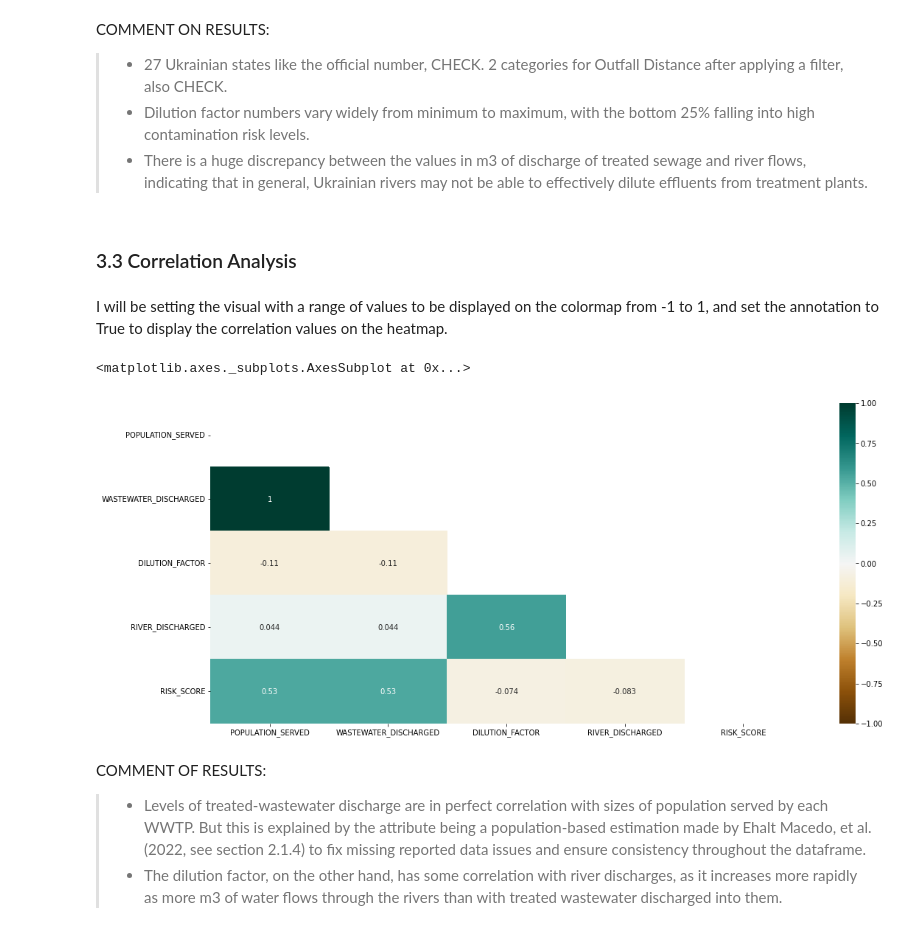
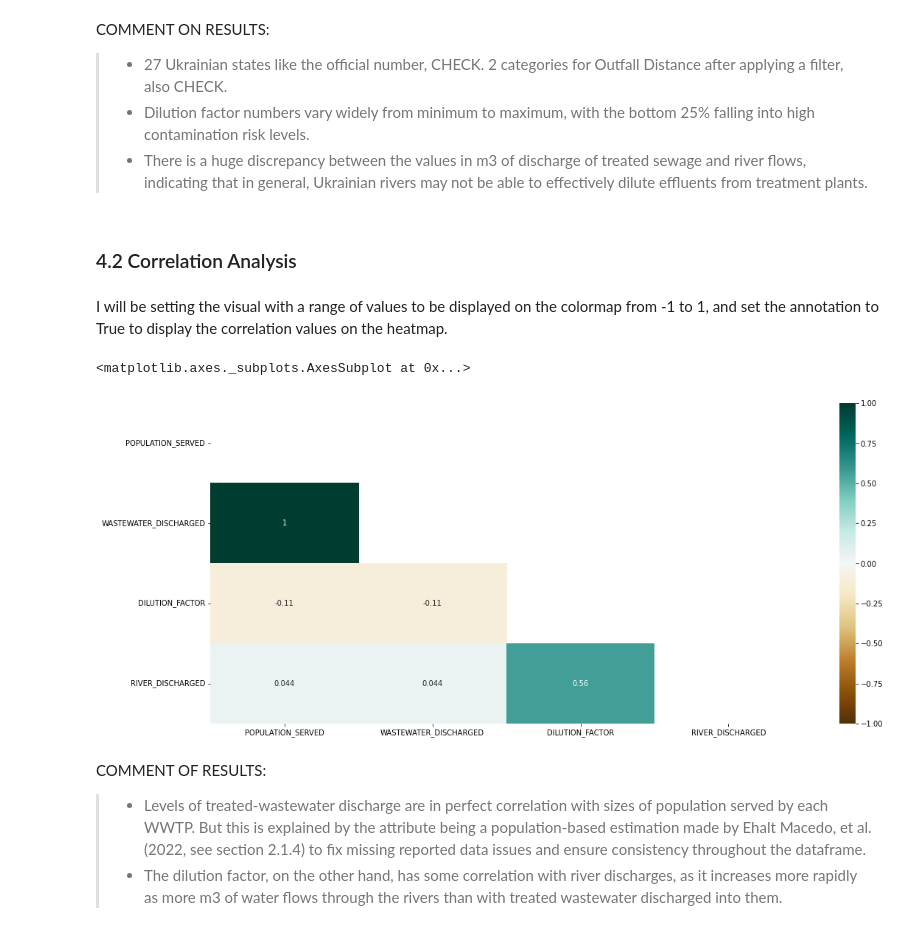
Before and after one commit to juanrassis/python_projects, a Jupyter notebook: GeospatialAnalysis_WaterManagement_Ukraine.ipynb, the cells around one changed output. Drawn from its saved outputs; the diff is of its cells as text; code cells hidden in the pictures.

```diff
--- a/GeospatialAnalysis_WaterManagement_Ukraine.ipynb
+++ b/GeospatialAnalysis_WaterManagement_Ukraine.ipynb
@@ -416,21 +424,21 @@ COMMENT ON RESULTS:
 >*   Dilution factor numbers vary widely from minimum to maximum, with the bottom 25% falling into high contamination risk levels.
 >*   There is a huge discrepancy between the values in m3 of discharge of treated sewage and river flows, indicating that in general, Ukrainian rivers may not be able to effectively dilute effluents from treatment plants.
 # %% [markdown]
-### 3.3 Correlation Analysis
+### 4.2 Correlation Analysis
 # %% [markdown]
 I will be setting the visual with a range of values to be displayed on the colormap from -1 to 1, and set the annotation to True to display the correlation values on the heatmap.
 # %%
 plt.figure(figsize= (18, 8)) # Setting the size and ration of the visual
 
-mask= np.triu(np.ones_like(StatsDataframe[['POPULATION_SERVED', 'WASTEWATER_DISCHARGED', 'DILUTION_FACTOR', 'RIVER_DISCHARGED', 'RISK_SCORE']
+mask= np.triu(np.ones_like(StatsDataframe[['POPULATION_SERVED', 'WASTEWATER_DISCHARGED', 'DILUTION_FACTOR', 'RIVER_DISCHARGED']
                                           ].corr(), dtype=bool)) # Generating a mask for the upper triangle
 
 # Setting a range of values from -1 to 1 and the annotation to True to display the correlation values on the heatmap.
-sns.heatmap(StatsDataframe[['POPULATION_SERVED', 'WASTEWATER_DISCHARGED', 'DILUTION_FACTOR', 'RIVER_DISCHARGED', 'RISK_SCORE']
+sns.heatmap(StatsDataframe[['POPULATION_SERVED', 'WASTEWATER_DISCHARGED', 'DILUTION_FACTOR', 'RIVER_DISCHARGED']
                           ].corr(), mask= mask, vmin= -1, vmax= 1, annot= True, cmap= 'BrBG')
 # %% [output]
 <matplotlib.axes._subplots.AxesSubplot at 0x...>
-[figure, old version]
+[figure, new version]
 # %% [markdown]
 COMMENT OF RESULTS:
 >*   Levels of treated-wastewater discharge are in perfect correlation with sizes of population served by each WWTP. But this is explained by the attribute being a population-based estimation made by Ehalt Macedo, et al. (2022, see section 2.1.4) to fix missing reported data issues and ensure consistency throughout the dataframe.
```
Also changed, not shown: parts of 54 cells of this notebook.
